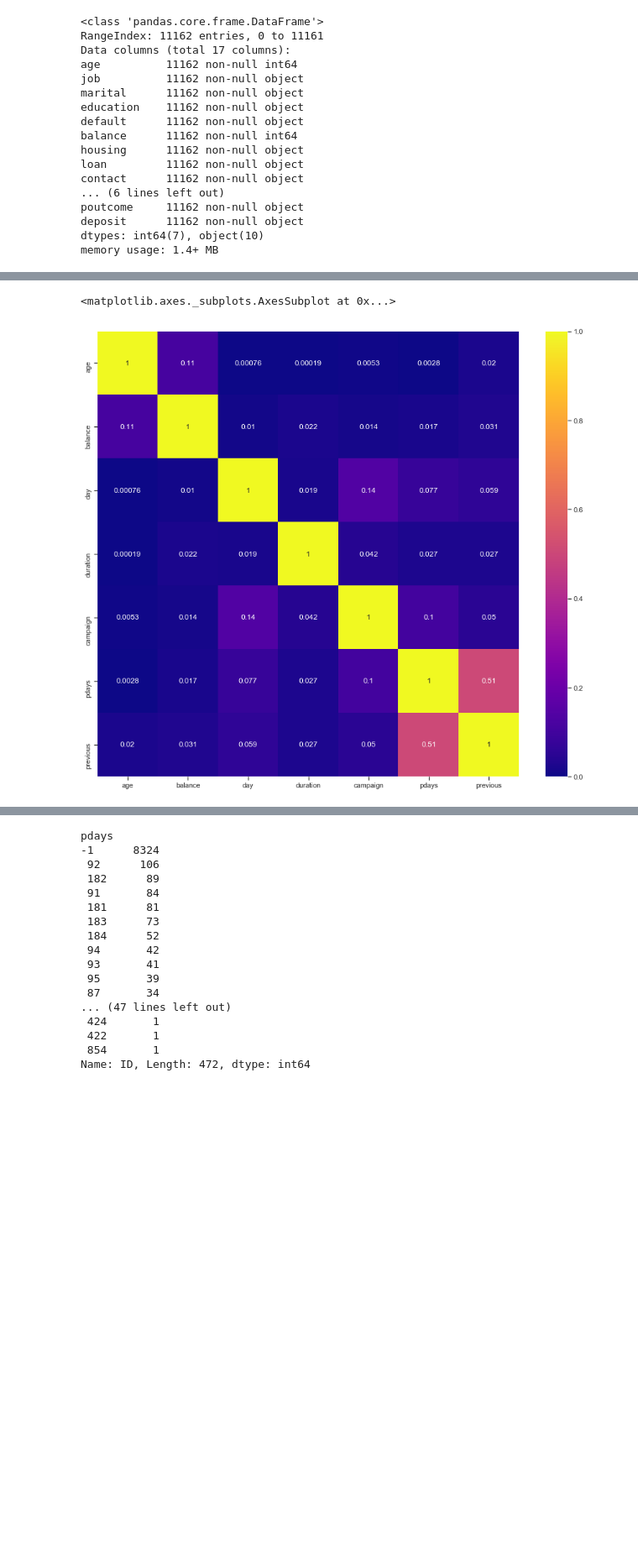
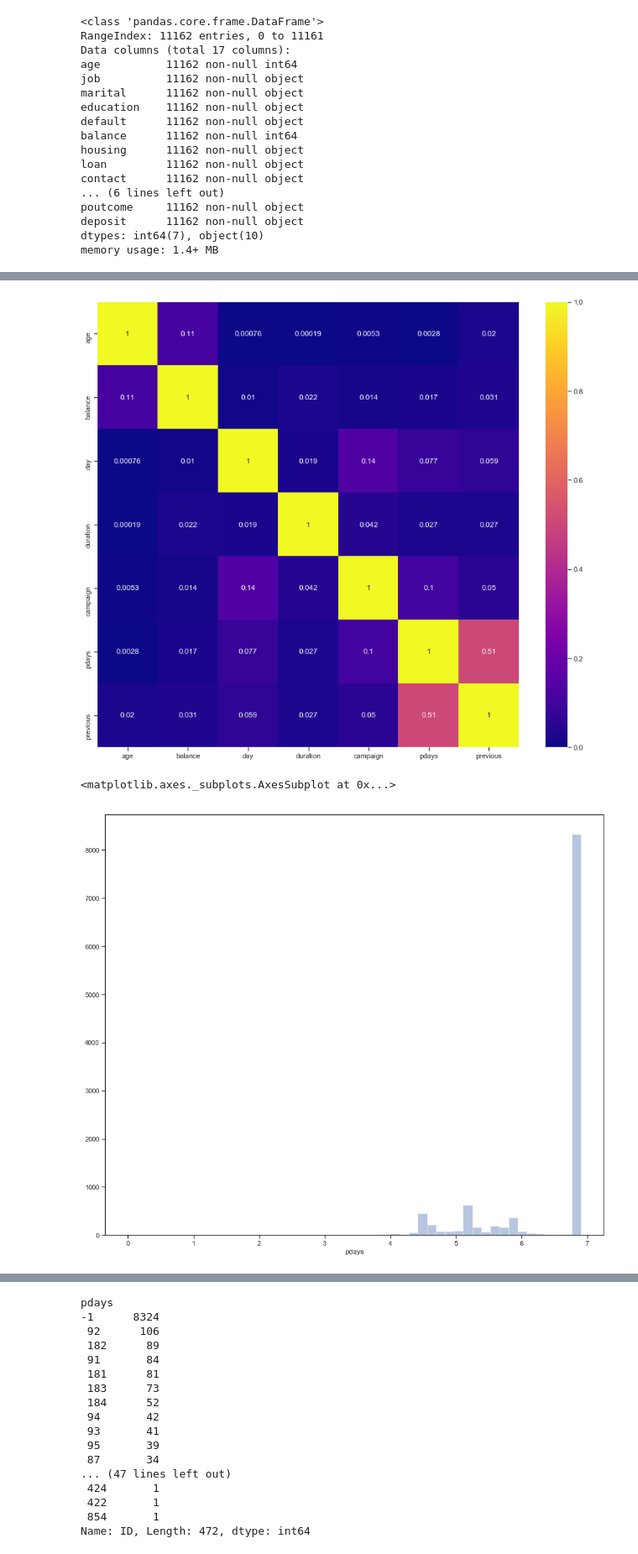
Before and after one commit to HieuFromWaterloo/stat441_project, a Jupyter notebook: BankX.ipynb, the cells around one changed output, grey strips where cells are left out. Shown at 84% size. Cells and saved outputs as stored; diff of their text form; code cells hidden in the pictures; blank space fills up the shorter version.

```diff
--- a/BankX.ipynb
+++ b/BankX.ipynb
@@ -58,7 +58,7 @@ def reduce_mem_usage(df, verbose=True):
 
   return df
 # %%
-data = pd.read_csv("bank.csv", sep=",")
+data = pd.read_csv("data/bank.csv", sep=",")
 data.head()
 # %% [output]
 |  | age | job | marital | education | default | balance | housing | loan | contact | day | month | ... |
@@ -274,7 +295,13 @@ corr = data.drop(['ID'], axis = 1).corr().abs()
 sns.heatmap(corr,
         xticklabels=corr.columns,
         yticklabels=corr.columns, cmap="plasma", annot=True)
-# plt.savefig('/Users/hq2nguye/Desktop/Kaggle/Home_Prices/Stat444/images/corr_heatmap.png')
+plt.savefig('/Users/hq2nguye/Desktop/stat441_project/images/corr_heatmap.png')
 # %% [output]
-<matplotlib.axes._subplots.AxesSubplot at 0x...>
 [figure]
+# %%
+test["pdays"].replace(-1, 999, inplace = True)
+# sns.distplot((test["pdays"]-data["pdays"].mean())/data["pdays"].std(), kde=False)
+sns.distplot(np.log(test["pdays"]), kde=False)
+# %% [output]
+<matplotlib.axes._subplots.AxesSubplot at 0x...>
+[figure, added]
```
Also changed, not shown: parts of 10 cells of this notebook, 15 other files.
